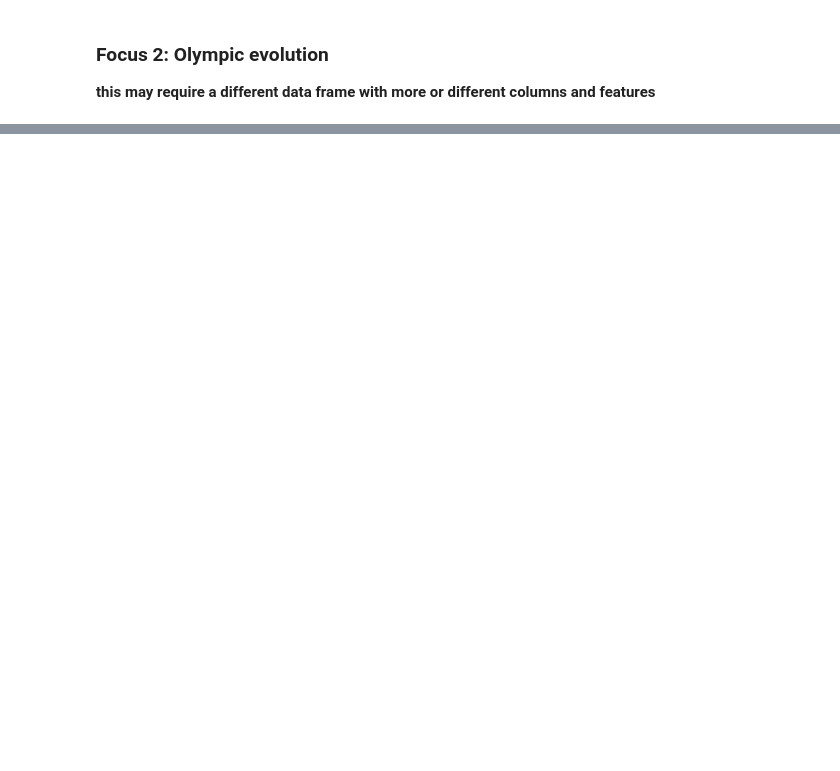
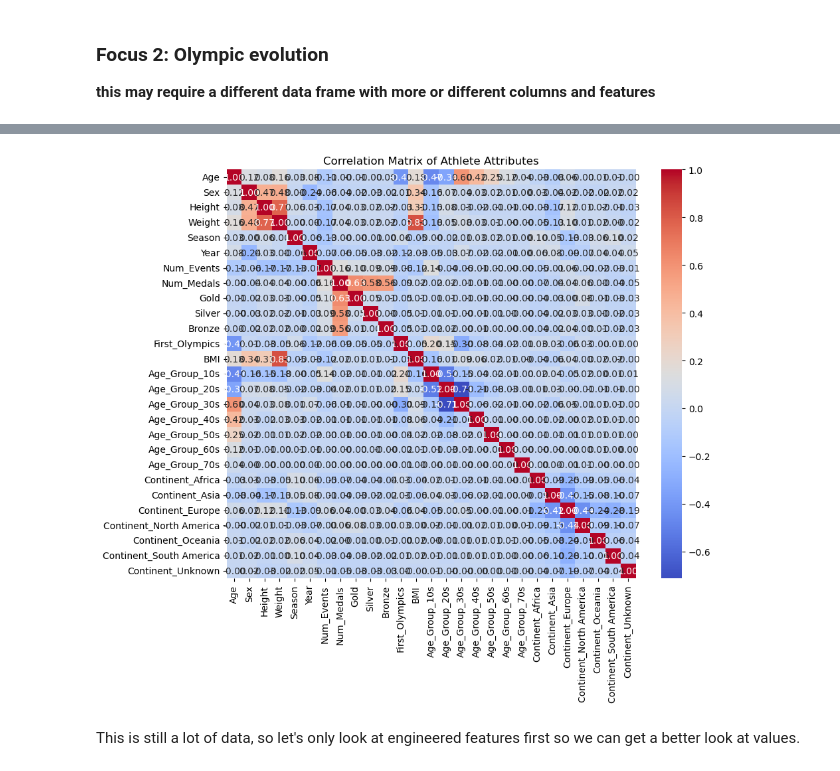
Before and after one commit to oliviasteeed/461_final_project, a Jupyter notebook: initial_eda.ipynb, the cells around one changed output, grey strips where cells are left out. Cells and saved outputs as stored; diff of their text form; code cells hidden in the pictures; blank space fills up the shorter version.

```diff
--- a/initial_eda.ipynb
+++ b/initial_eda.ipynb
@@ -916,0 +1208,5 @@ df_grouped_encoded.head(10)
+# %%
+# remove sport and country and one-hot encode a stripped down version of the dataframe for easier analysis
+
+stripped_agg_df = aggregated_df.drop(columns=['Sport', 'Country', 'City'])
+stripped_agg_df.head(10)
@@ -916,0 +1225,5 @@ df_grouped_encoded.head(10)
+# %%
+# re one-hot encode the stripped down dataframe
+
+stripped_agg_encoded_df = pd.get_dummies(stripped_agg_df, columns=['Age_Group', 'Continent'], dtype=int)
+stripped_agg_encoded_df.head(10)
@@ -916,0 +1243,15 @@ df_grouped_encoded.head(10)
+# %%
+# plot correlation matrix to see how features correlate with each other - with less features
+
+numeric_df = stripped_agg_encoded_df.select_dtypes(include='number')
+corr_matrix = numeric_df.corr()
+
+plt.figure(figsize=(10, 8))
+sns.heatmap(corr_matrix, annot=True, fmt=".2f", cmap="coolwarm", square=True)
+
+plt.title('Correlation Matrix of Athlete Attributes')
+plt.show()
+# %% [output]
+[figure, added]
+# %% [markdown]
+This is still a lot of data, so let's only look at engineered features first so we can get a better look at values.
```
Also changed, not shown: parts of 47 cells of this notebook.
